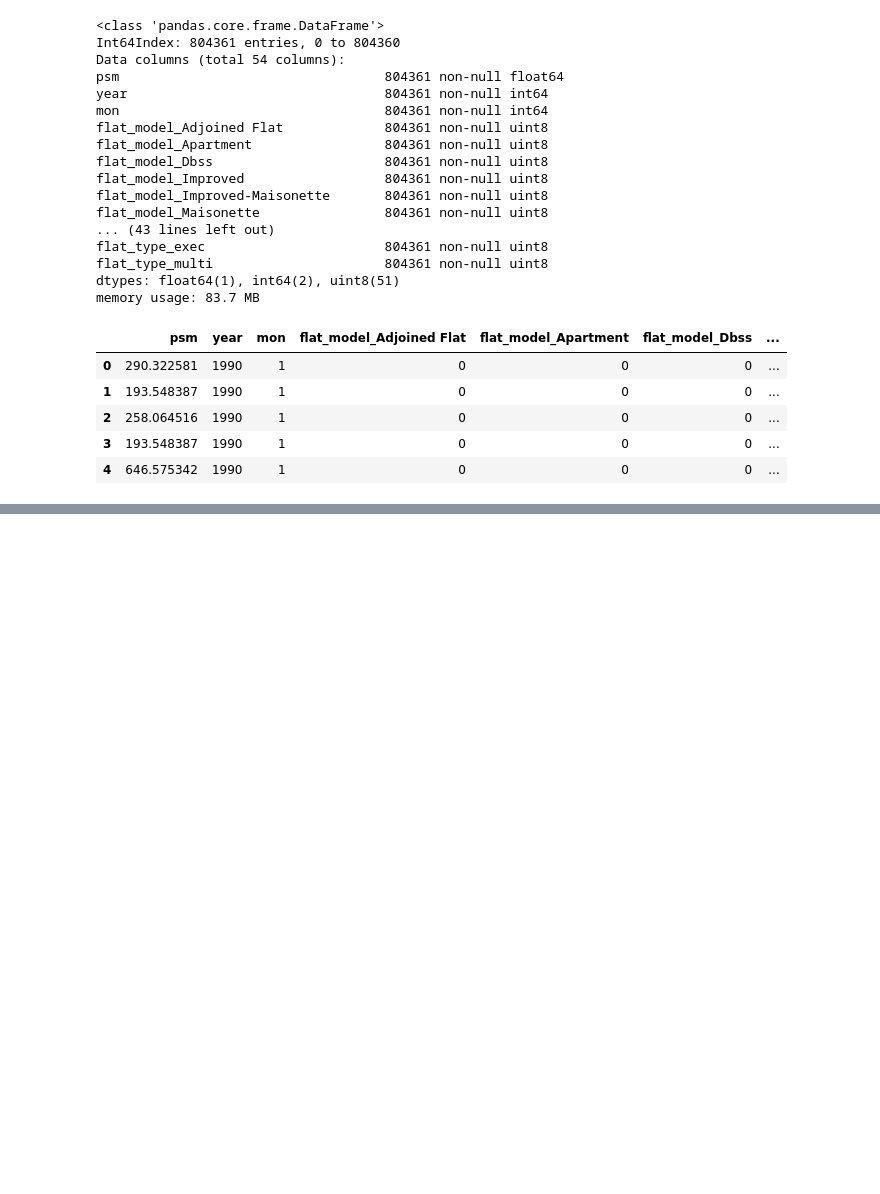
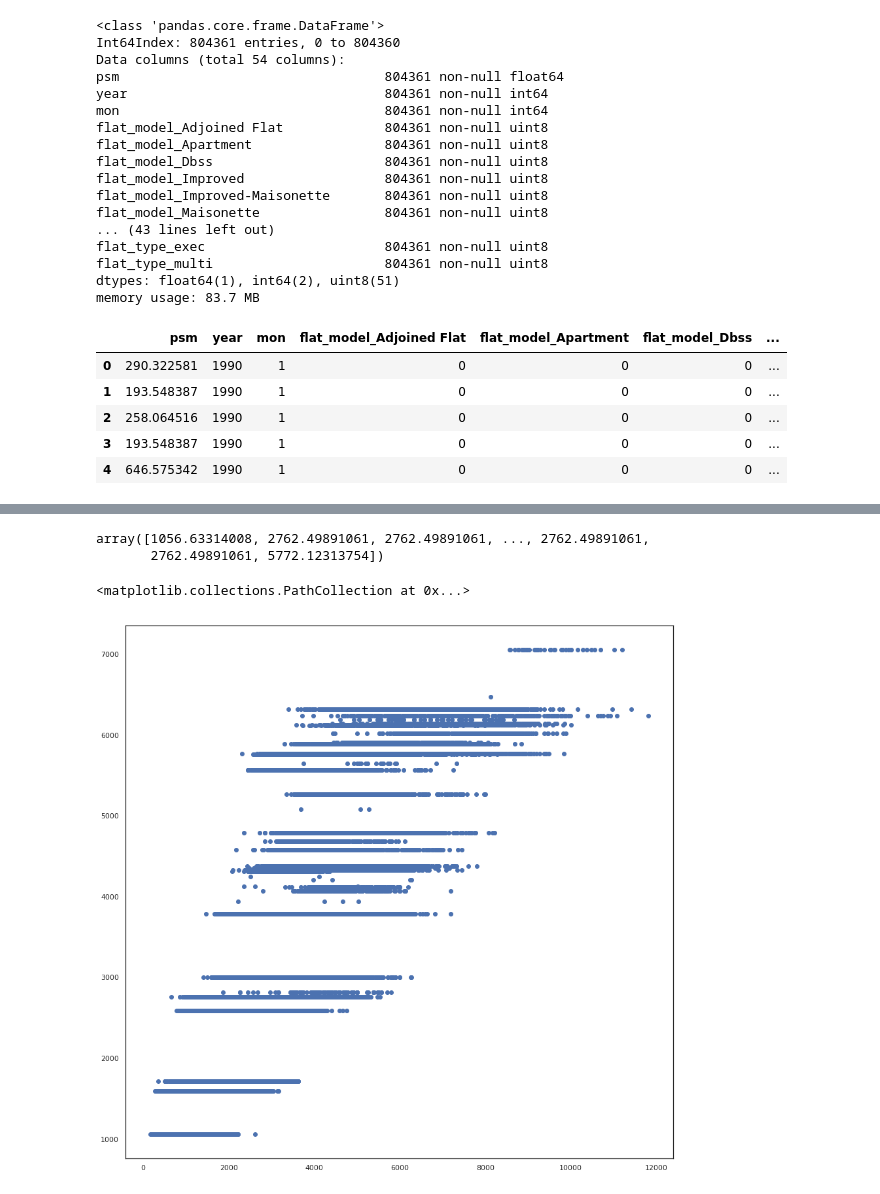
Before and after one commit to ravi-gopalan/singapore_hdb_price_analysis, a Jupyter notebook: singapore_hdb_resale_transactions.ipynb, the cells around one changed output, grey strips where cells are left out. Drawn from its saved outputs; the diff is of its cells as text; code cells hidden in the pictures; blank space fills up the shorter version.

```diff
--- a/singapore_hdb_resale_transactions.ipynb
+++ b/singapore_hdb_resale_transactions.ipynb
@@ -1579,4 +1602,2 @@ from sklearn.ensemble import AdaBoostRegressor
 # %%
 regr = AdaBoostRegressor(random_state=42, n_estimators=100)
-# %%
-regr.fit(X_train, y_train)
@@ -1606,0 +1604,5 @@ regr.score(X_train, y_train)
+# %%
+regr.fit(X, y)
+regr.score(X, y)
+regr.feature_importances_
+regr.loss
@@ -1607,2 +1654,12 @@ regr.score(X_train, y_train)
 # %%
 y_pred = regr.predict(X_test)
+# %%
+y_pred
+# %% [output]
+array([1056.63314008, 2762.49891061, 2762.49891061, ..., 2762.49891061,
+       2762.49891061, 5772.12313754])
+# %%
+plt.scatter(y_test,y_pred)
+# %% [output]
+<matplotlib.collections.PathCollection at 0x...>
+[figure, added]
```
Also changed, not shown: parts of 9 cells of this notebook.
